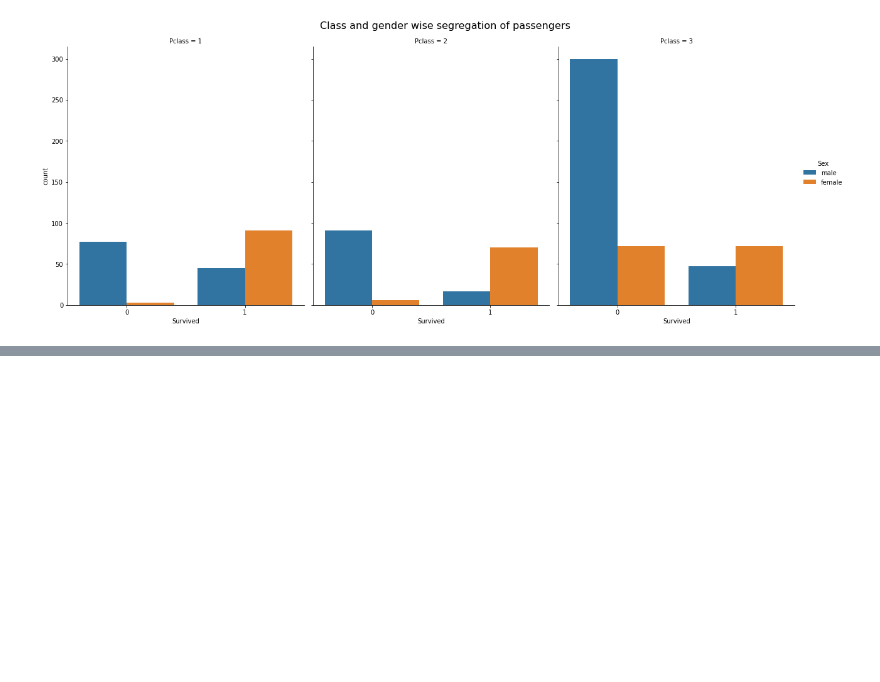
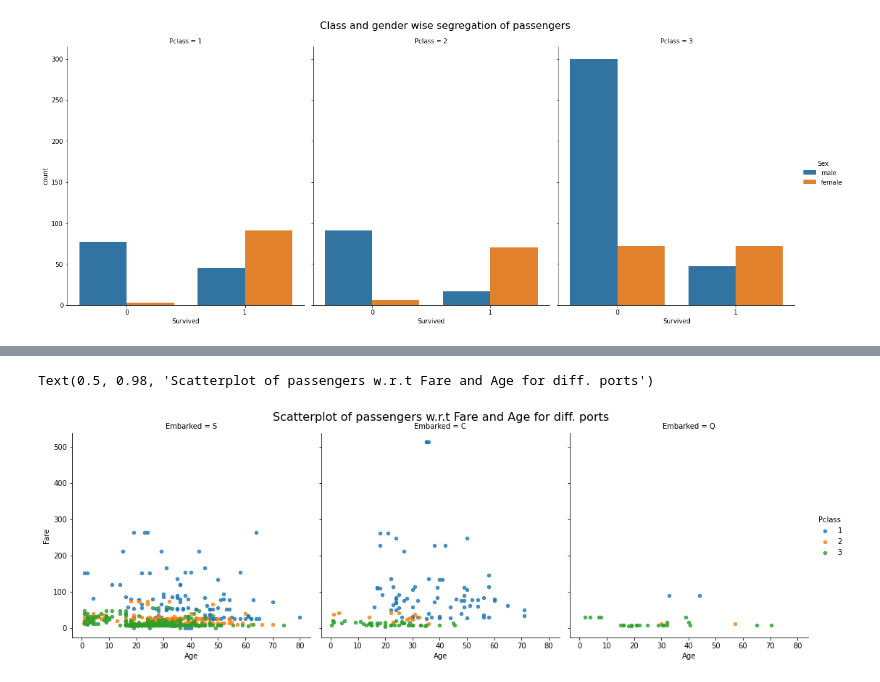
Before and after one commit to minakshi221283/LAB1, a Jupyter notebook: Welcome_To_Colaboratory.ipynb, the cells around one changed output, grey strips where cells are left out. Drawn from its saved outputs; the diff is of its cells as text; code cells hidden in the pictures; blank space fills up the shorter version.

```diff
--- a/Welcome_To_Colaboratory.ipynb
+++ b/Welcome_To_Colaboratory.ipynb
@@ -250,0 +260,7 @@ Text(0.5, 0.98, 'Class and gender wise segregation of passengers')
+# %%
+sns.lmplot('Age', 'Fare', data=titanic_df, fit_reg=False, hue="Pclass", col="Embarked", scatter_kws={"marker": ".", "s": 20})
+plt.subplots_adjust(top=0.9)
+plt.suptitle('Scatterplot of passengers w.r.t Fare and Age for diff. ports', fontsize=16)
+# %% [output]
+Text(0.5, 0.98, 'Scatterplot of passengers w.r.t Fare and Age for diff. ports')
+[figure, added]
```
Also changed, not shown: parts of 3 cells of this notebook.
